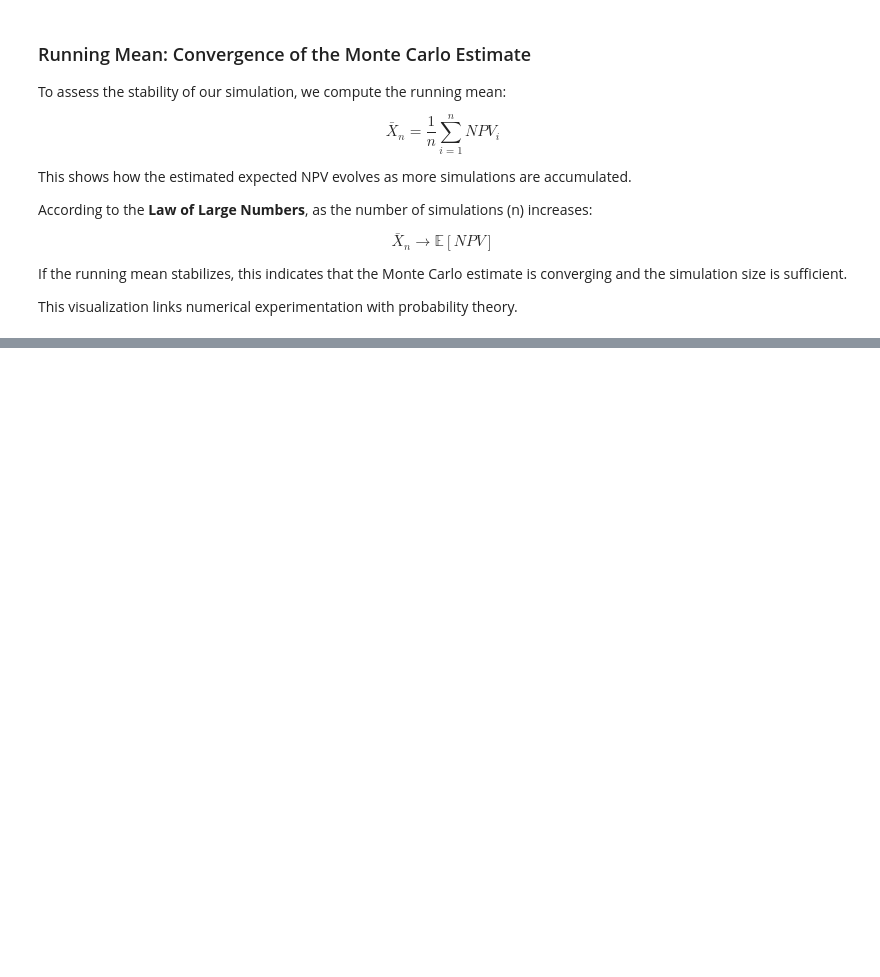
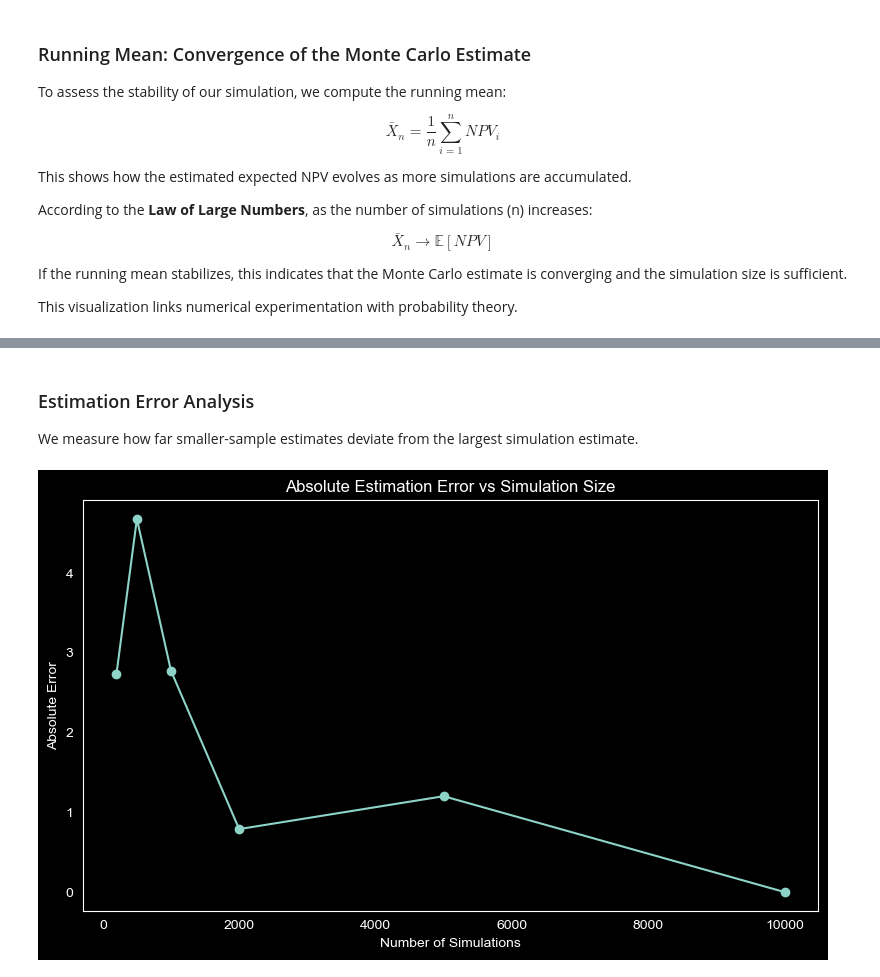
Before and after one commit to Wexwer/TVM-MonteCarlo-Scientific_Study, a Jupyter notebook: time_value_of_money.ipynb, the cells around one changed output, grey strips where cells are left out. Saved outputs shown, nothing was run; the diff lists cells and outputs as text; code cells hidden in the pictures; blank space fills up the shorter version.

```diff
--- a/time_value_of_money.ipynb
+++ b/time_value_of_money.ipynb
@@ -495,0 +541,20 @@ plt.show()
+# %% [markdown]
+### Estimation Error Analysis
+
+We measure how far smaller-sample estimates deviate
+from the largest simulation estimate.
+# %%
+reference_mean = estimated_means[-1]
+
+errors = [abs(m - reference_mean) for m in estimated_means]
+
+plt.figure(figsize=(8, 5))
+plt.plot(simulation_sizes, errors, marker="o")
+plt.title("Absolute Estimation Error vs Simulation Size")
+plt.xlabel("Number of Simulations")
+plt.ylabel("Absolute Error")
+plt.tight_layout()
+plt.grid(None)
+plt.show()
+# %% [output]
+[figure, added]
```
Also changed, not shown: parts of 37 cells of this notebook.
